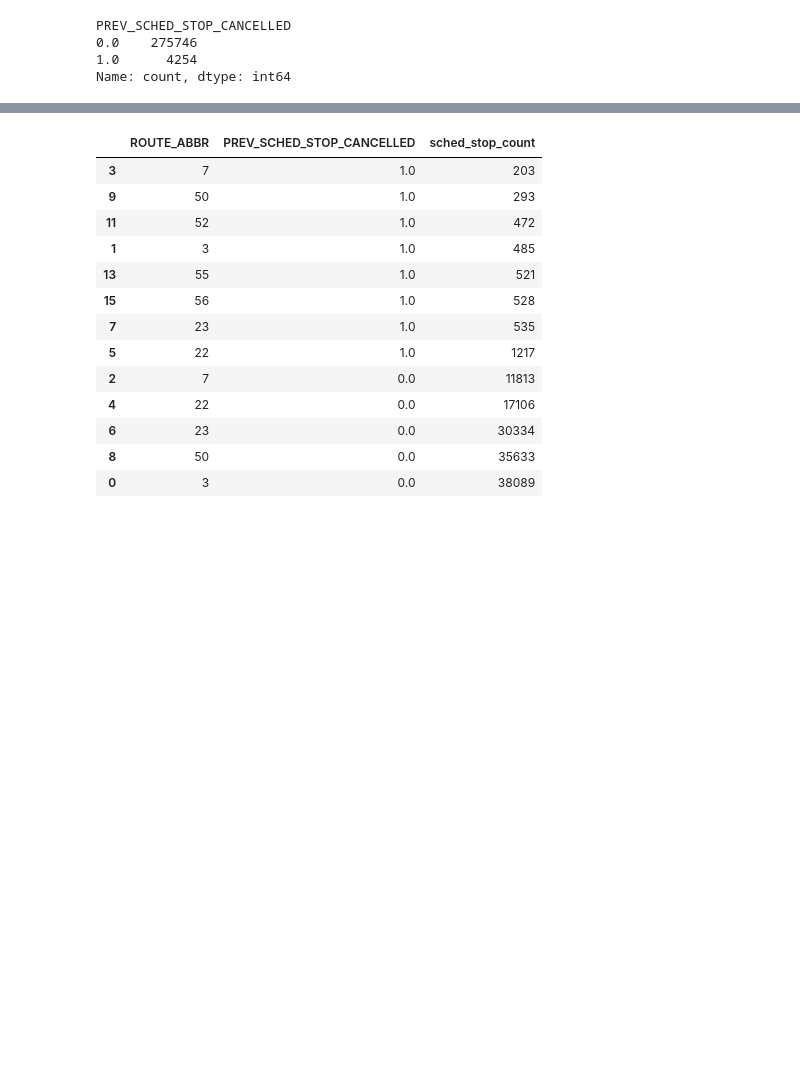
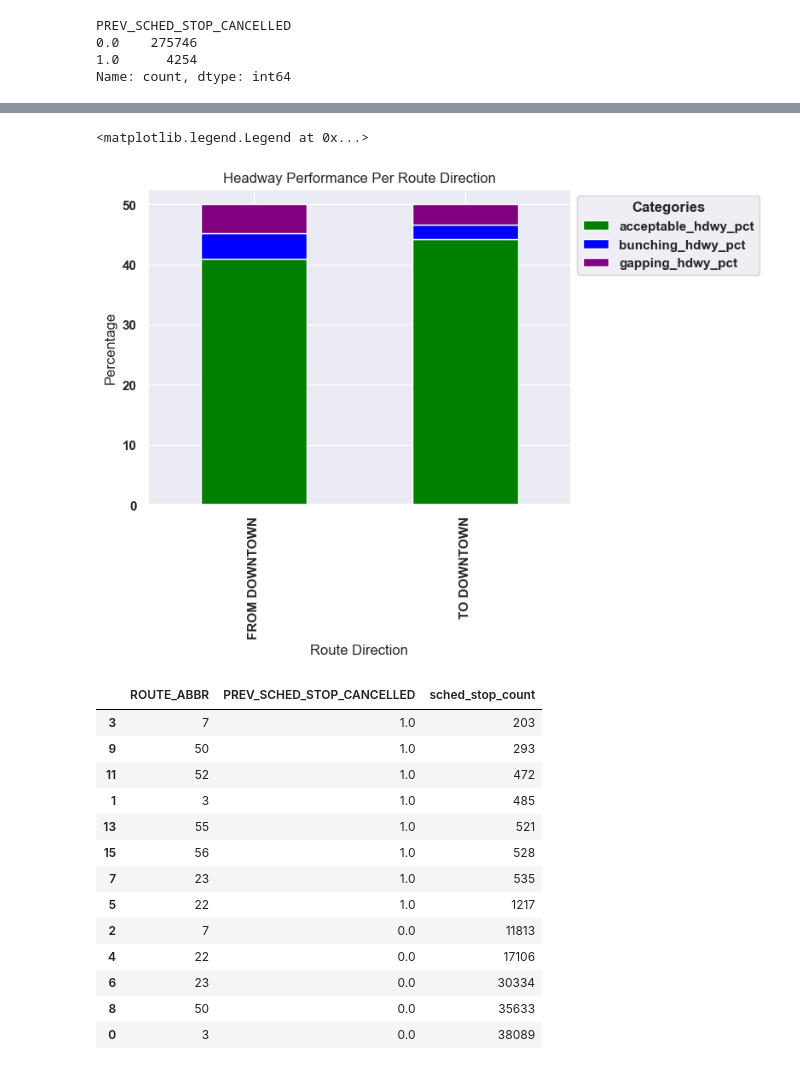
Before and after one commit to NSS-Data-Analytics-Cohort-11/wego-new-california-republic, a Jupyter notebook: notebooks/DA11 New California Republic Wego Project.ipynb, the cells around one changed output, grey strips where cells are left out. Cells and saved outputs as stored; diff of their text form; code cells hidden in the pictures; blank space fills up the shorter version.

```diff
--- a/notebooks/DA11 New California Republic Wego Project.ipynb
+++ b/notebooks/DA11 New California Republic Wego Project.ipynb
@@ -90,0 +137,7 @@ Name: count, dtype: int64
+# %%
+# Create new df for Headway columns grouped by Route Direction
+rte_dir_totals = (
+    wegodf.groupby('ROUTE_DIRECTION_NAME')
+         [['bunching_hdwy', 'acceptable_hdwy', 'gapping_hdwy']]
+         .sum()
+)
@@ -90,0 +151,4 @@ Name: count, dtype: int64
+# %%
+# Create totals columns
+rte_dir_totals['totals'] = rte_dir_totals.sum(axis=1)
+rte_dir_totals
@@ -90,0 +160,9 @@ Name: count, dtype: int64
+# %%
+# Create percentages columns for hdwy categories
+rte_dir_totals.loc[:, 'bunching_hdwy_pct'] = (rte_dir_totals['bunching_hdwy'] /
+                                                rte_dir_totals['totals'] * 100)
+rte_dir_totals.loc[:, 'acceptable_hdwy_pct'] = (rte_dir_totals['acceptable_hdwy'] /
+                                                    rte_dir_totals['totals'] * 100)
+rte_dir_totals.loc[:, 'gapping_hdwy_pct'] = (rte_dir_totals['gapping_hdwy'] /
+                                                    rte_dir_totals['totals'] * 100)
+rte_dir_totals
@@ -91,3 +176,14 @@ Name: count, dtype: int64
+# %%
+## Needs a little work, gotta tweak the x axis and the legend names
+
+(rte_dir_totals[['acceptable_hdwy_pct', 'bunching_hdwy_pct', 'gapping_hdwy_pct']]).plot(kind='bar', stacked=True, color=['green', 'blue', 'purple'])
+plt.xlabel('Route Direction')
+plt.ylabel('Percentage')
+plt.title('Headway Performance Per Route Direction')
+plt.legend(title = 'Categories', bbox_to_anchor=(1, 1))
+# %% [output]
+<matplotlib.legend.Legend at 0x...>
+[figure, added]
 # %%
 wegodf[['ROUTE_ABBR', 'PREV_SCHED_STOP_CANCELLED']].groupby(['ROUTE_ABBR'])['PREV_SCHED_STOP_CANCELLED']\
                                                         .value_counts()\
```
Also changed, not shown: parts of 99 cells of this notebook.
